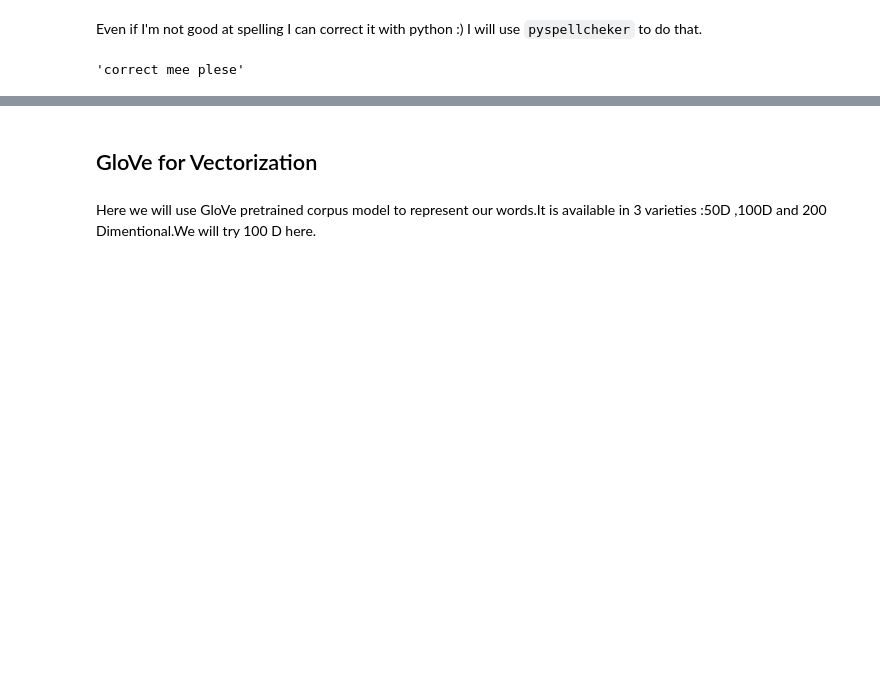
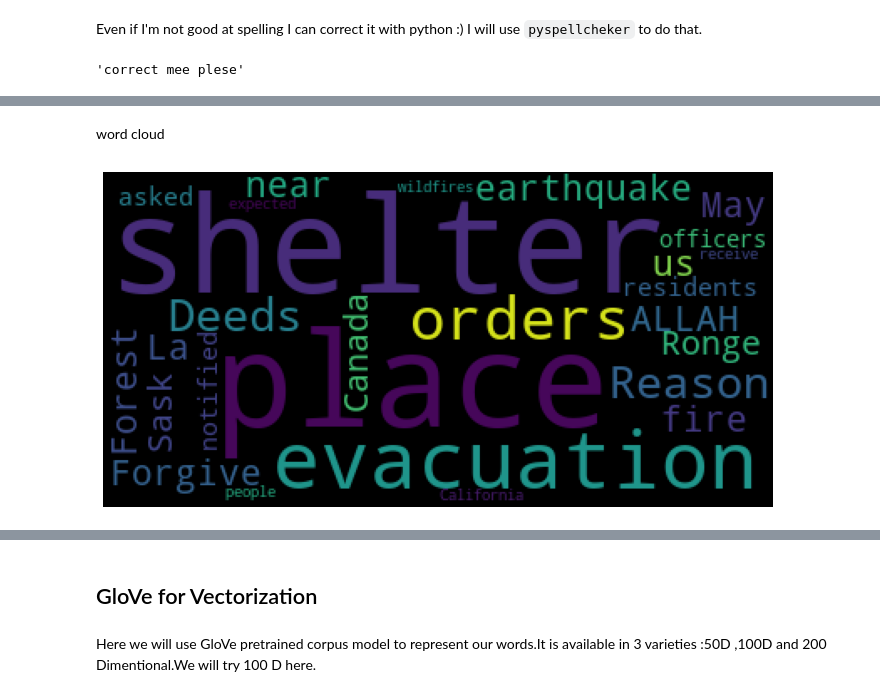
Before and after one commit to fyenne/tf24, a Jupyter notebook: disaster_twi/basic-eda-cleaning-and-glove.ipynb, the cells around one changed output, grey strips where cells are left out. Saved outputs shown, nothing was run; the diff lists cells and outputs as text; code cells hidden in the pictures; blank space fills up the shorter version.

```diff
--- a/disaster_twi/basic-eda-cleaning-and-glove.ipynb
+++ b/disaster_twi/basic-eda-cleaning-and-glove.ipynb
@@ -393,0 +394,33 @@ SyntaxError: unexpected EOF while parsing (<ipython-input-35-92b81a3abdf8>, line
+# %% [markdown]
+word cloud
+# %%
+def create_corpus(target):
+    corpus=[]
+
+    for x in tweet[tweet['target']==target]['text'].str.split():
+        for i in x:
+            corpus.append(i)
+    return corpus
+
+def create_corpus_df(tweet, target):
+    corpus=[]
+
+    for x in tweet[tweet['target']==target]['text'].str.split():
+        for i in x:
+            corpus.append(i)
+    return corpus
+# %%
+from wordcloud import WordCloud, STOPWORDS
+corpus_new1=create_corpus_df(df,1)
+len(corpus_new1)
+
+plt.figure(figsize=(12,8))
+word_cloud = WordCloud(
+                          background_color='black',
+                          max_font_size = 80
+                         ).generate(" ".join(corpus_new1[:50]))
+plt.imshow(word_cloud)
+plt.axis('off')
+plt.show()
+# %% [output]
+[figure, added]
```
Also changed, not shown: parts of 9 cells of this notebook, 1 other file.
